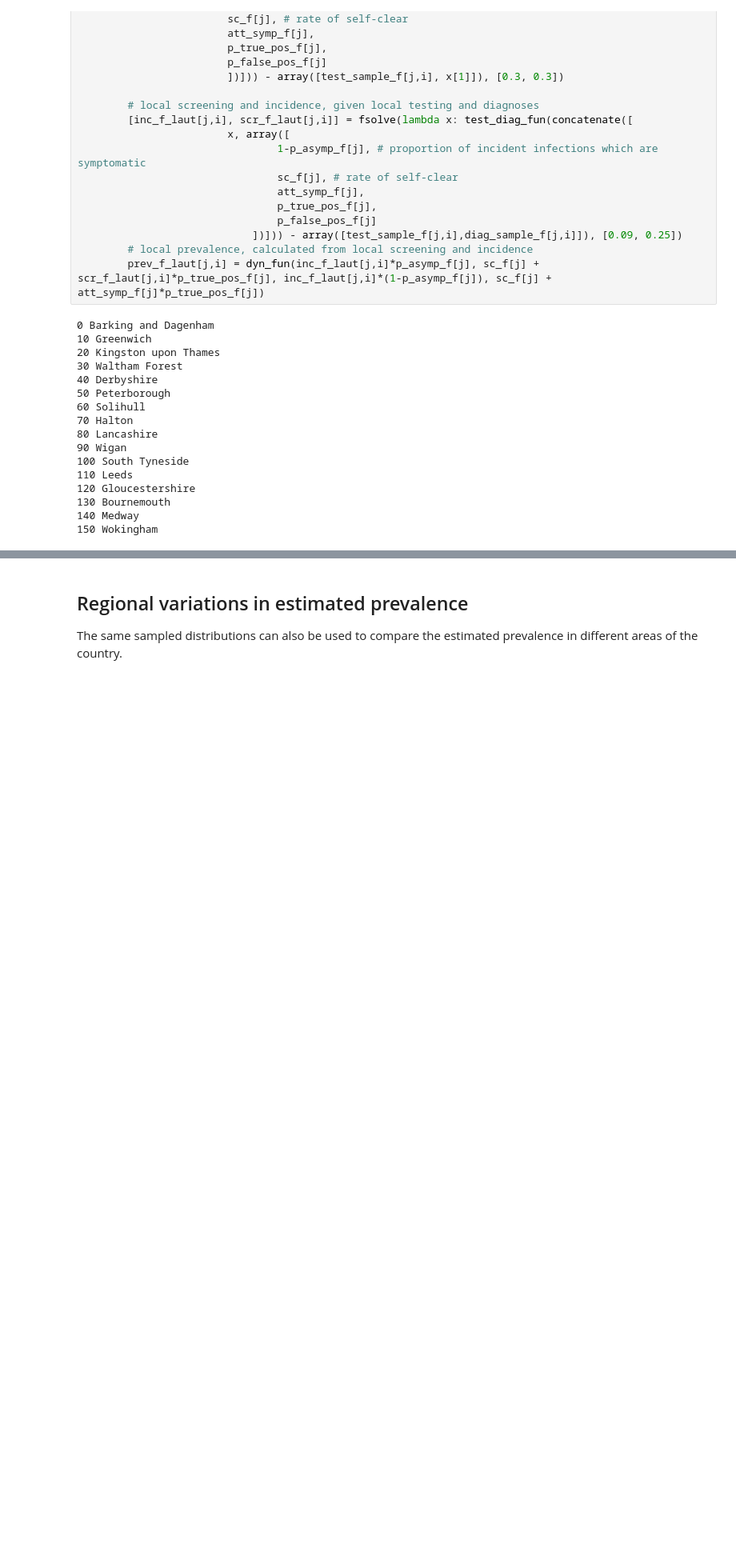
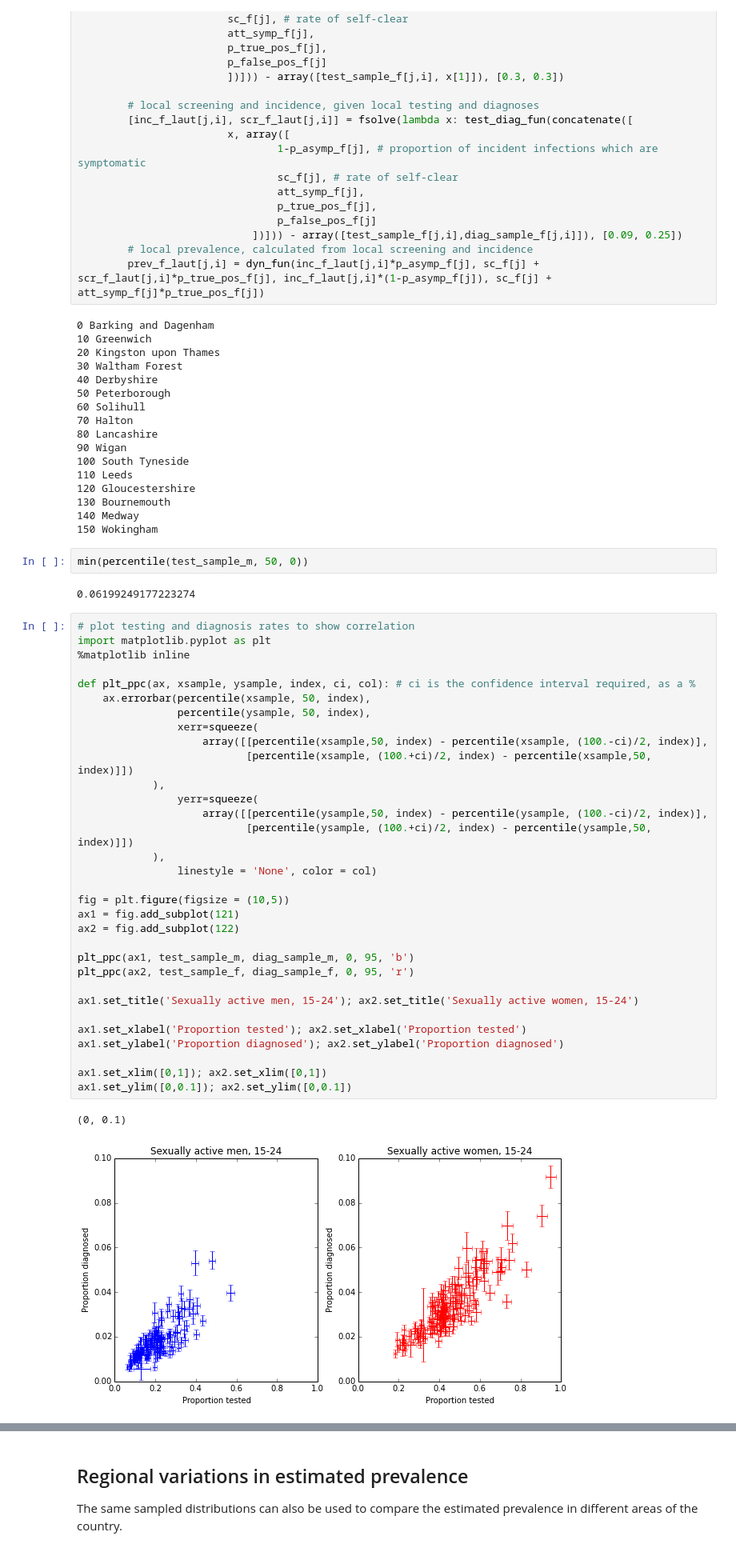
Before and after one commit to joanna-lewis/ct_surveillance, a Jupyter notebook: local_authorities.ipynb, the cells around one changed output, grey strips where cells are left out. Shown at 80% size. Saved outputs shown, nothing was run; the diff lists cells and outputs as text; blank space fills up the shorter version.

```diff
--- a/local_authorities.ipynb
+++ b/local_authorities.ipynb
@@ -186,4 +186,43 @@ for i in xrange(len(alldata.index)):
 130 Bournemouth
 140 Medway
 150 Wokingham
+# %%
+min(percentile(test_sample_m, 50, 0))
+# %% [output]
+0.06199249177223274
+# %%
+# plot testing and diagnosis rates to show correlation
+import matplotlib.pyplot as plt
+%matplotlib inline
+
+def plt_ppc(ax, xsample, ysample, index, ci, col): # ci is the confidence interval required, as a %
+    ax.errorbar(percentile(xsample, 50, index),
+                percentile(ysample, 50, index),
+                xerr=squeeze(
+                    array([[percentile(xsample,50, index) - percentile(xsample, (100.-ci)/2, index)],
+                           [percentile(xsample, (100.+ci)/2, index) - percentile(xsample,50, index)]])
+            ),
+                yerr=squeeze(
+                    array([[percentile(ysample,50, index) - percentile(ysample, (100.-ci)/2, index)],
+                           [percentile(ysample, (100.+ci)/2, index) - percentile(ysample,50, index)]])
+            ),
+                linestyle = 'None', color = col)
+
+fig = plt.figure(figsize = (10,5))
+ax1 = fig.add_subplot(121)
+ax2 = fig.add_subplot(122)
+
+plt_ppc(ax1, test_sample_m, diag_sample_m, 0, 95, 'b')
+plt_ppc(ax2, test_sample_f, diag_sample_f, 0, 95, 'r')
+
+ax1.set_title('Sexually active men, 15-24'); ax2.set_title('Sexually active women, 15-24')
+
+ax1.set_xlabel('Proportion tested'); ax2.set_xlabel('Proportion tested')
+ax1.set_ylabel('Proportion diagnosed'); ax2.set_ylabel('Proportion diagnosed')
+
+ax1.set_xlim([0,1]); ax2.set_xlim([0,1])
+ax1.set_ylim([0,0.1]); ax2.set_ylim([0,0.1])
+# %% [output]
+(0, 0.1)
+[figure, added]
 # %%
```
Also changed, not shown: parts of 5 cells of this notebook, 3 other files.
